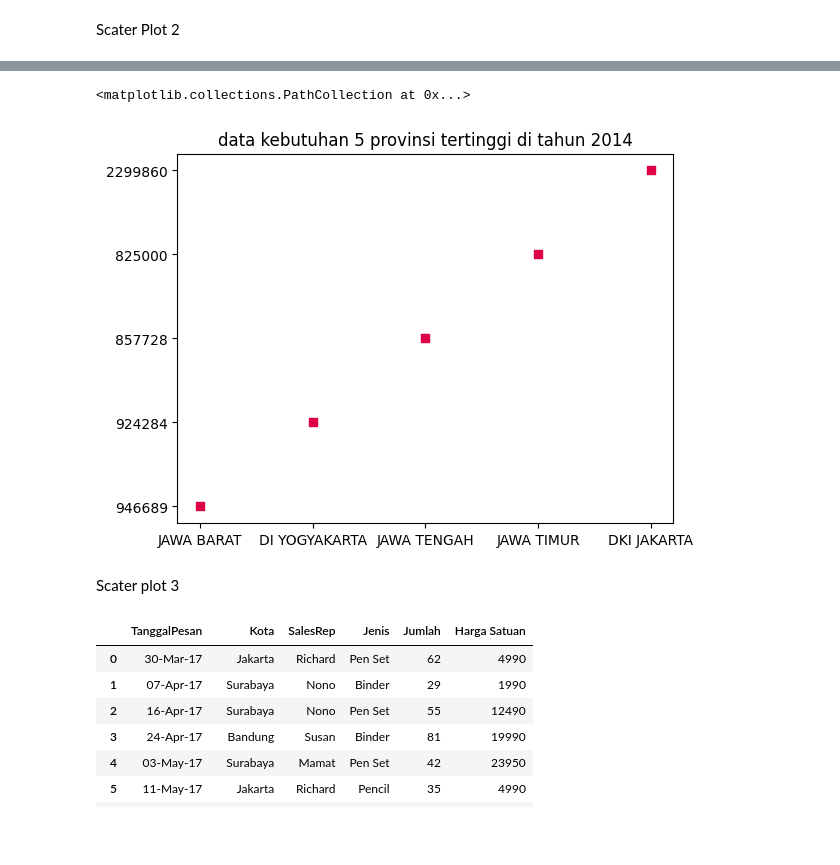
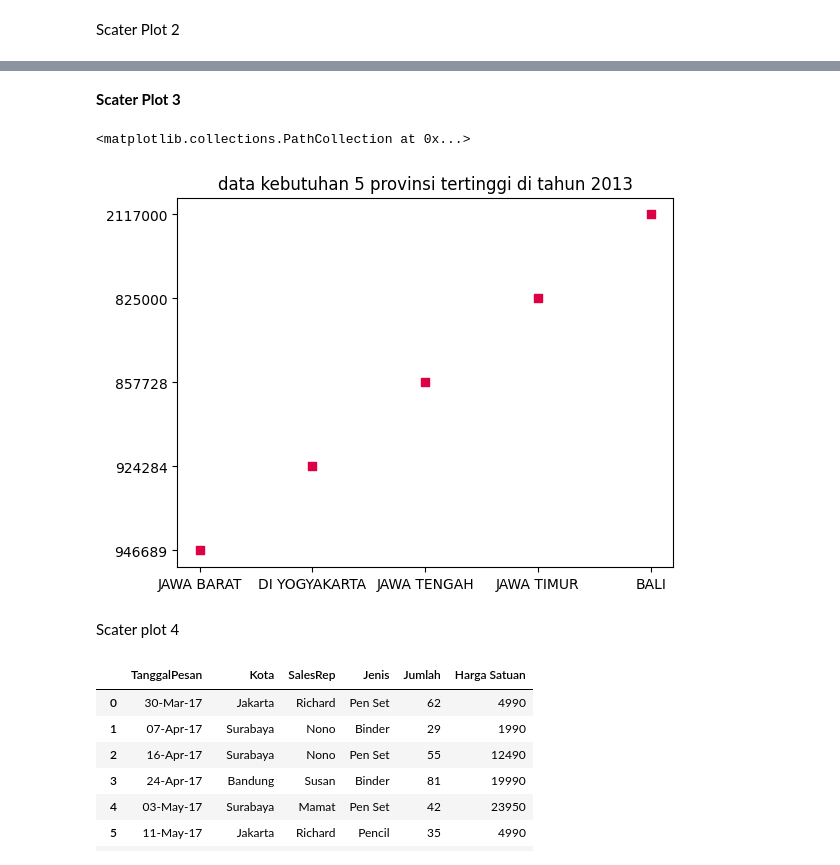
Before and after one commit to Drack-AS/uas-VDI, a Jupyter notebook: uas.ipynb, the cells around one changed output, grey strips where cells are left out. Cells and saved outputs as stored; diff of their text form; code cells hidden in the pictures; blank space fills up the shorter version.

```diff
--- a/uas.ipynb
+++ b/uas.ipynb
@@ -48,3 +48,22 @@ plt.show()
 [figure]
 # %% [markdown]
 Scater Plot 2
+# %%
+df = pd.DataFrame(df_kpbulanan)
+
+provinsi_tertentu = 'PAPUA'
+df_provinsi_tertentu = df.loc[df['Propinsi'] == provinsi_tertentu]
+
+x = df_provinsi_tertentu['tahun']
+y = df_provinsi_tertentu['kebutuhan']
+
+plt.title(f'STATISTIK KEBUTUHAN {provinsi_tertentu}')
+plt.xlabel("Tahun")
+plt.ylabel("Kebutuhan")
+
+plt.scatter(x, y, color='#D04', marker='s')
+
+plt.xlim(min(x), max(x))
+
+
+plt.show()
@@ -51,22 +72,24 @@ Scater Plot 2
+# %% [markdown]
+**Scater Plot 3**
 # %%
 df = pd.DataFrame(df_kpbulanan)
-tahun = 2014
-df_provinsi_tertentu = df.loc[df['tahun'] == tahun]
-df_sorted = df_provinsi_tertentu.sort_values(by='kebutuhan', ascending=False)
+tahun = 2013
+df_tahun = df.loc[df['tahun'] == tahun]
+df_sorted = df_tahun.sort_values(by='kebutuhan', ascending=False)
 df_data = df_sorted.head(5)
 
 x = df_data['Propinsi']
 y = df_data['kebutuhan']
 
 df_provinsi_tertentu
-plt.title(f'data kebutuhan 5 provinsi tertinggi di tahun 2014')
+plt.title(f'data kebutuhan 5 provinsi tertinggi di tahun 2013')
 
 plt.scatter(x, y, color='#D04', marker='s')
 # %% [output]
 <matplotlib.collections.PathCollection at 0x...>
-[figure, old version]
+[figure, new version]
 # %% [markdown]
-Scater plot 3
+Scater plot 4
 # %%
 df_supply = pd.read_csv("/content/SupplyKantor.csv")
 # %%
```
Also changed, not shown: parts of 8 cells of this notebook.
